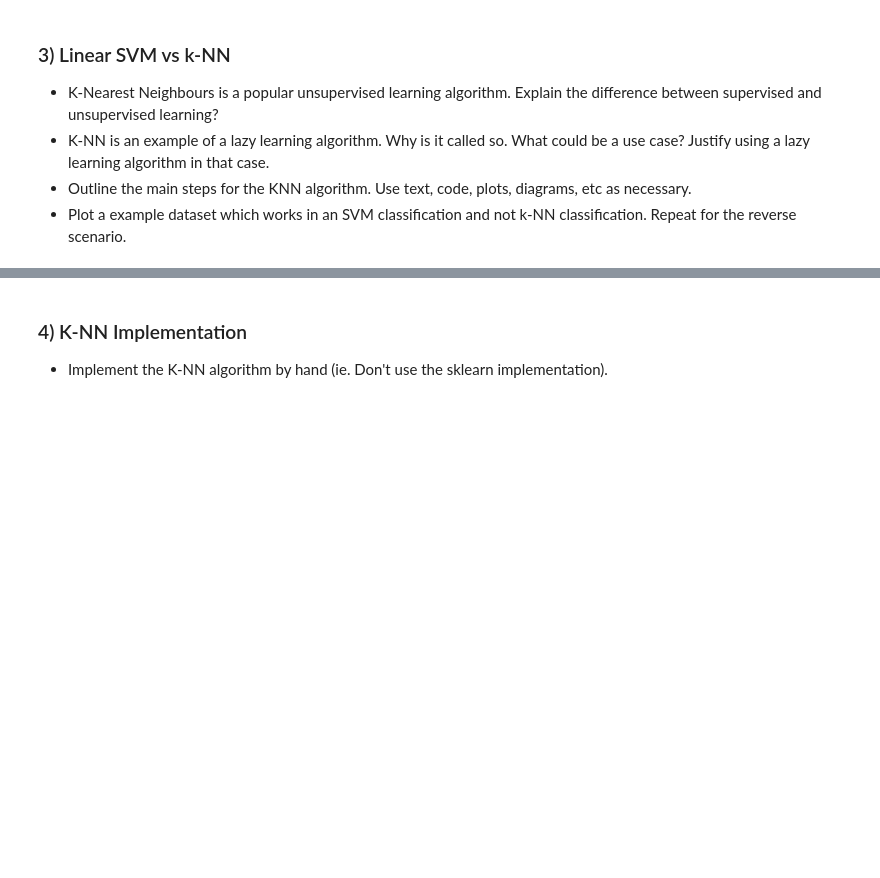
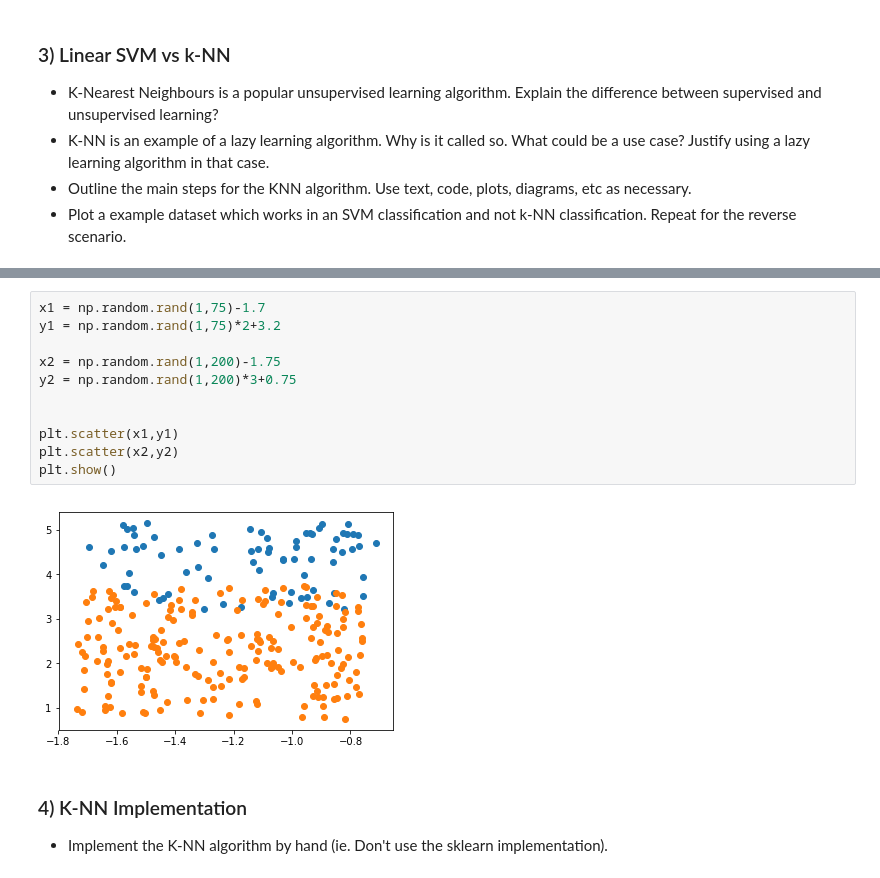
Before and after one commit to McGillAISociety/mais-bootcamp-w2019, a Jupyter notebook: Assignment4/MAIS 202 - Assignment 4.ipynb, the cells around one changed output, grey strips where cells are left out. Cells and saved outputs as stored; diff of their text form; blank space fills up the shorter version.

```diff
--- a/Assignment4/MAIS 202 - Assignment 4.ipynb
+++ b/Assignment4/MAIS 202 - Assignment 4.ipynb
@@ -31,3 +114,16 @@ Congratulations, you have reached the midpoint of the course! The rest of the co
+# %%
+x1 = np.random.rand(1,75)-1.7
+y1 = np.random.rand(1,75)*2+3.2
+
+x2 = np.random.rand(1,200)-1.75
+y2 = np.random.rand(1,200)*3+0.75
+
+
+plt.scatter(x1,y1)
+plt.scatter(x2,y2)
+plt.show()
+# %% [output]
+[figure, added]
 # %% [markdown]
 ### 4) K-NN Implementation
 - Implement the K-NN algorithm by hand (ie. Don't use the sklearn implementation).
```
Also changed, not shown: parts of 17 cells of this notebook, 1 other file.
